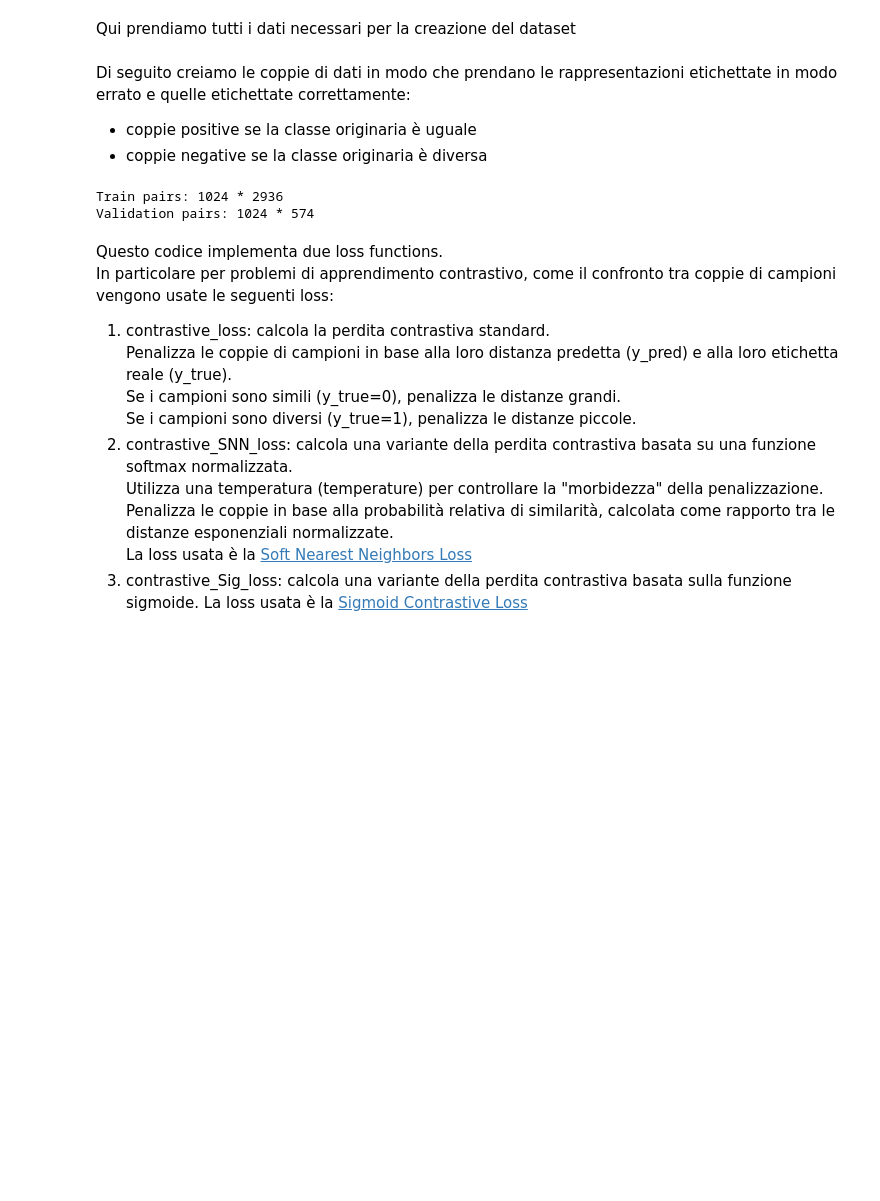
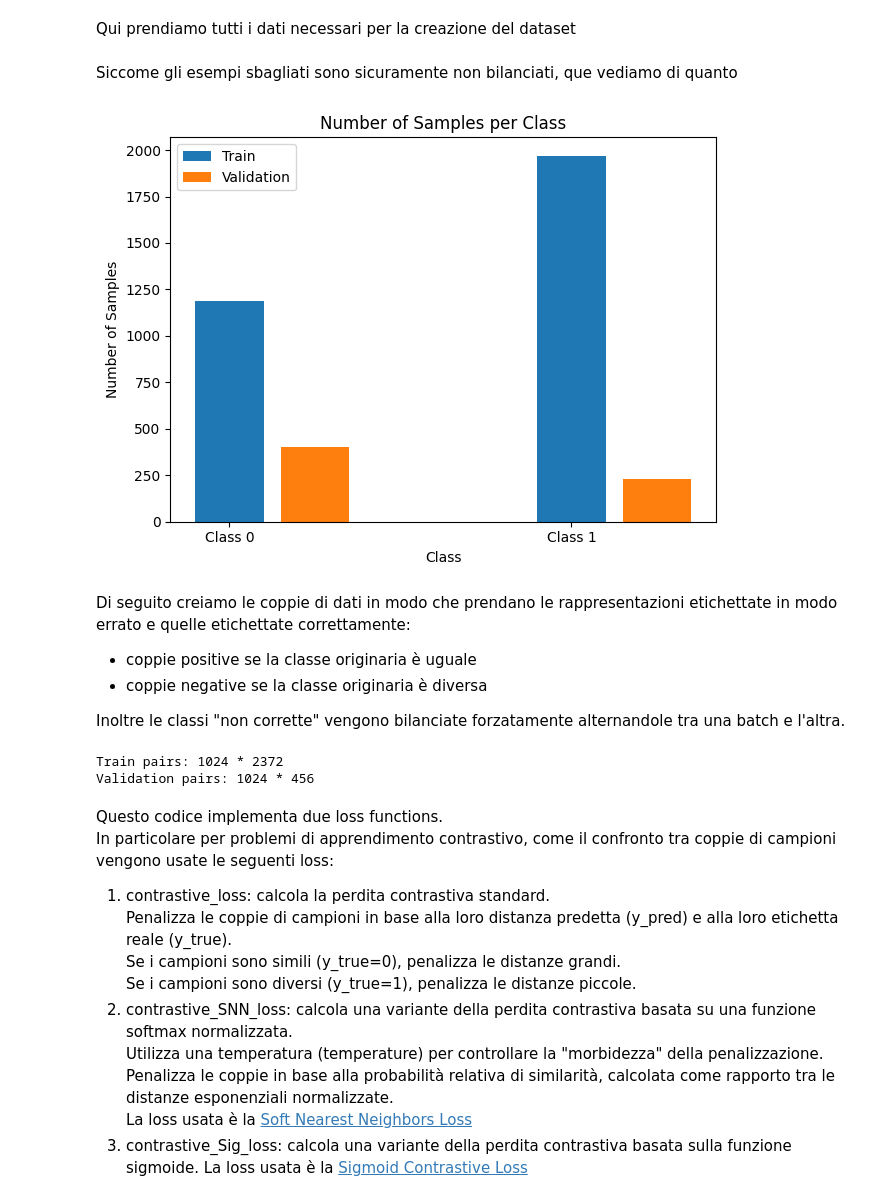
Before and after one commit to Berack96/upo-AIContrastive, a Jupyter notebook: src/chexnet/training_contrastive.ipynb, the cells around one changed output. Saved outputs shown, nothing was run; the diff lists cells and outputs as text; code cells hidden in the pictures; blank space fills up the shorter version.

Commit message:
Added classification after siamese

```diff
--- a/src/chexnet/training_contrastive.ipynb
+++ b/src/chexnet/training_contrastive.ipynb
@@ -44,28 +45,65 @@ y_val_pred = predictions['y_val_pred']
 y_test_pred = predictions['y_test_pred']
 
 latent_space = x_train.shape[1]
+# %% [markdown]
+Siccome gli esempi sbagliati sono sicuramente non bilanciati, que vediamo di quanto
+# %%
+classes = len(np.unique(y_train))
+not_correct = np.where(y_train != y_train_pred)[0]
+y_true = y_train[not_correct]
+train_counts = np.bincount(y_true)
+not_correct = np.where(y_val != y_val_pred)[0]
+y_true = y_val[not_correct]
+val_counts = np.bincount(y_true)
+
+plt.figure()
+x_labels = range(classes)
+plt.bar(x_labels, train_counts, width=0.2, label='Train')
+plt.bar([x + 0.25 for x in x_labels], val_counts, width=0.2, label='Validation')
+plt.xticks(x_labels, [f"Class {i}" for i in x_labels])
+plt.xlabel('Class')
+plt.ylabel('Number of Samples')
+plt.title('Number of Samples per Class')
+plt.legend()
+plt.tight_layout()
+plt.show()
+# %% [output]
+[figure, added]
 # %% [markdown]
 Di seguito creiamo le coppie di dati in modo che prendano le rappresentazioni etichettate in modo errato e quelle etichettate correttamente:
 - coppie positive se la classe originaria è uguale
 - coppie negative se la classe originaria è diversa
+
+Inoltre le classi "non corrette" vengono bilanciate forzatamente alternandole tra una batch e l'altra.
 # %%
 def make_pairs_generator(x, y_true, y_pred, batch):
+    # precalcolo le predizioni corrette
     classes = len(np.unique(y_true))
     correct_predictions = np.where(y_true == y_pred)[0]
     correct_predictions_class = [np.where(y_true[correct_predictions] == i)[0] for i in range(classes)]
 
+    # prendo le predizioni sbagliate e creo un array di indici per ogni classe
     not_correct = np.where(y_true != y_pred)[0]
-    yield len(not_correct)
+    not_correct = [np.where(y_true[not_correct] == i)[0] for i in range(classes)]
+    min_len = min([len(i) for i in not_correct])
+    yield min_len * classes
 
     while True:
-        np.random.shuffle(not_correct)
-        for i in not_correct:
+        # creo un nuovo batch a partire da gli array di predizioni sbagliate
+        # prima di tutto mescolo le predizioni sbagliate e poi prendo i primi min_len elementi per classe
+        batch_not_correct = [np.random.choice(i, min_len, replace=False) for i in not_correct]
+        batch_not_correct = np.concatenate(batch_not_correct)
+        np.random.shuffle(batch_not_correct)
+
+        # per ogni elemento del batch prendo un campione positivo e uno negativo
+        # positivo: un campione della stessa classe, negativo: un campione di una classe diversa
+        for i in batch_not_correct:
             pairs_1 = []
             pairs_2 = []
             labels = []
 
             for _ in range(batch // 2):
-                # Positive pair
+                # Positive pair --> distance 0
                 x1 = x[i]
                 label1 = y_true[i]
                 x2 = x[np.random.choice(correct_predictions_class[label1])]
@@ -73,7 +111,7 @@ def make_pairs_generator(x, y_true, y_pred, batch):
                 pairs_2 += [x2]
                 labels += [0]
 
-                # Negative pair
+                # Negative pair --> distance 1
                 label2 = np.random.choice(classes)
                 while label2 == label1:
                     label2 = np.random.choice(classes)
@@ -92,8 +130,8 @@ batch_val_pairs_steps = next(gen_val_pair)
 print(f"Train pairs: {batch} * {batch_train_pairs_steps}")
 print(f"Validation pairs: {batch} * {batch_val_pairs_steps}")
 # %% [output]
-Train pairs: 1024 * 2936
-Validation pairs: 1024 * 574
+Train pairs: 1024 * 2372
+Validation pairs: 1024 * 456
 # %% [markdown]
 Questo codice implementa due loss functions.\
 In particolare per problemi di apprendimento contrastivo, come il confronto tra coppie di campioni vengono usate le seguenti loss:
```
Also changed, not shown: parts of 8 cells of this notebook, 2 other files.
